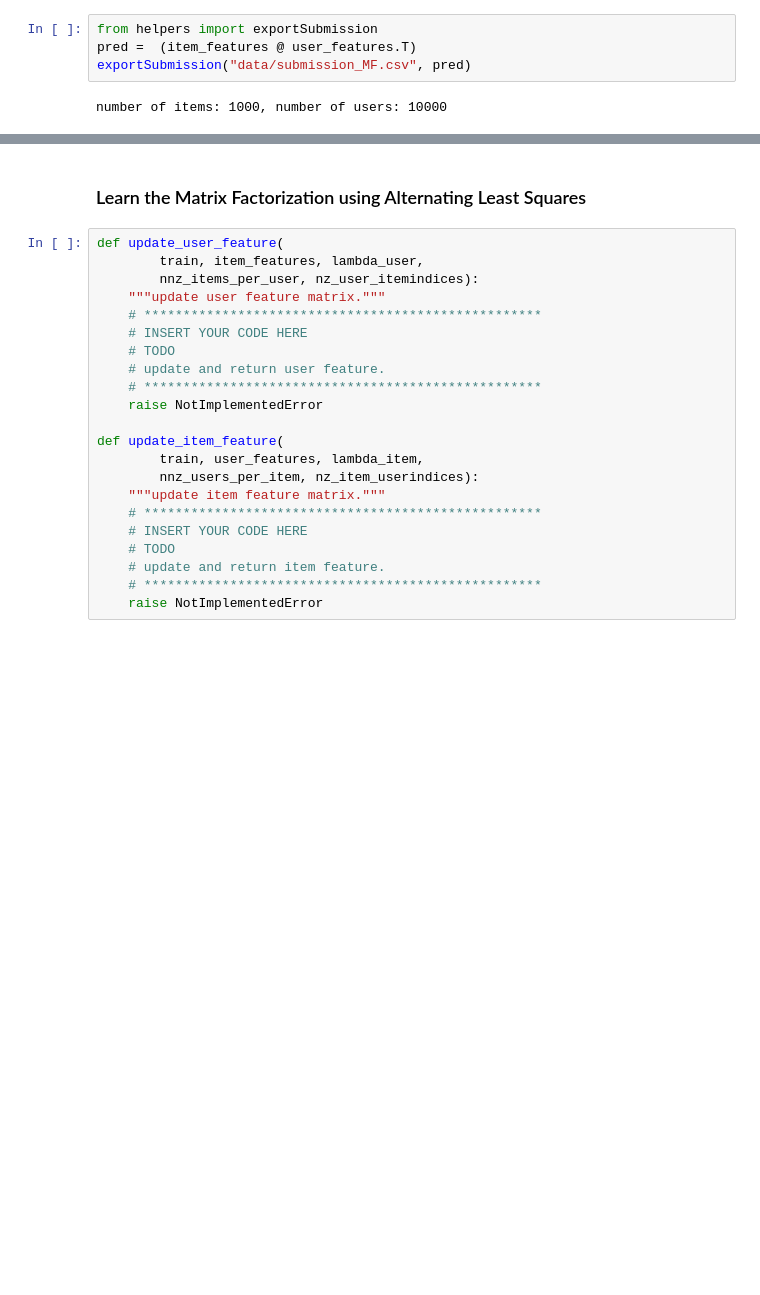
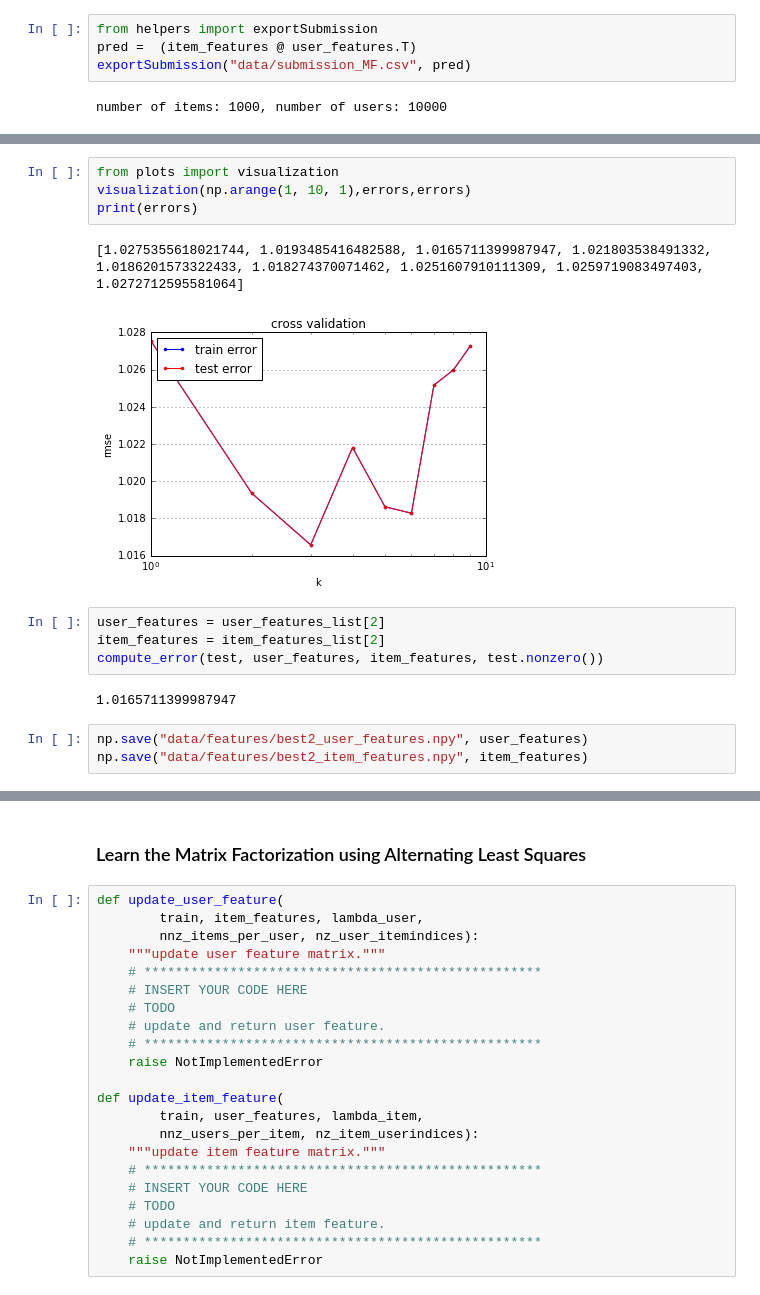
Before and after one commit to mthambipillai/recommender_system, a Jupyter notebook: Notebook/ex10.ipynb, the cells around one changed output, grey strips where cells are left out. Drawn from its saved outputs; the diff is of its cells as text; blank space fills up the shorter version.

Commit message:
Improved lot of things, cleared data exploration

```diff
--- a/Notebook/ex10.ipynb
+++ b/Notebook/ex10.ipynb
@@ -168,0 +195,16 @@ print(errors)
+# %%
+from plots import visualization
+visualization(np.arange(1, 10, 1),errors,errors)
+print(errors)
+# %% [output]
+[1.0275355618021744, 1.0193485416482588, 1.0165711399987947, 1.021803538491332, 1.0186201573322433, 1.018274370071462, 1.0251607910111309, 1.0259719083497403, 1.0272712595581064]
+[figure, added]
+# %%
+user_features = user_features_list[2]
+item_features = item_features_list[2]
+compute_error(test, user_features, item_features, test.nonzero())
+# %% [output]
+1.0165711399987947
+# %%
+np.save("data/features/best2_user_features.npy", user_features)
+np.save("data/features/best2_item_features.npy", item_features)
```
Also changed, not shown: parts of 9 cells of this notebook, 24 other files.
